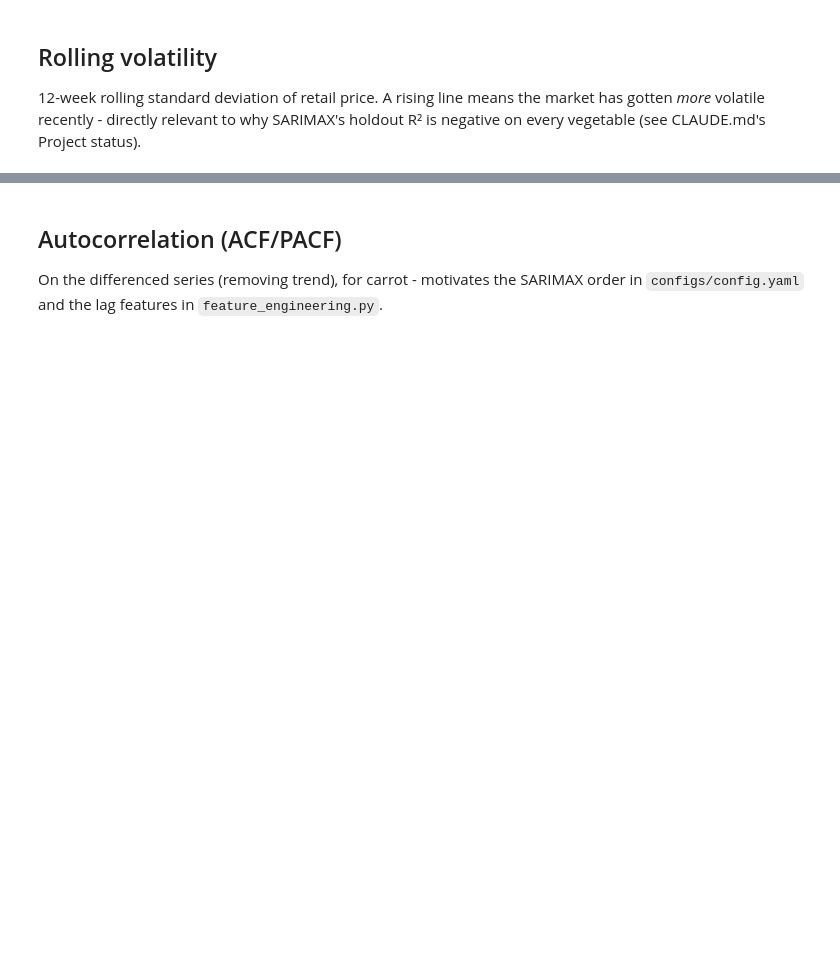
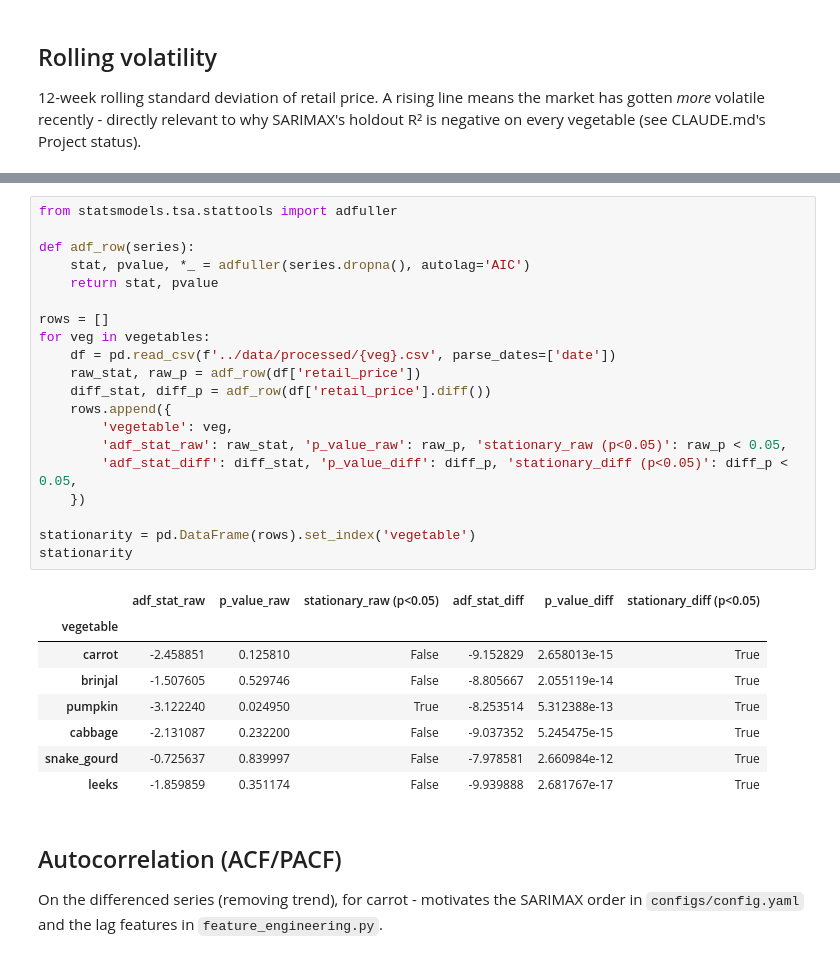
Before and after one commit to ZeroWillHero/vege-predict, a Jupyter notebook: notebooks/01_data_exploration.ipynb, the cells around one changed output, grey strips where cells are left out. Drawn from its saved outputs; the diff is of its cells as text; blank space fills up the shorter version.

```diff
--- a/notebooks/01_data_exploration.ipynb
+++ b/notebooks/01_data_exploration.ipynb
@@ -187,3 +191,32 @@ plt.show()
+# %%
+from statsmodels.tsa.stattools import adfuller
+
+def adf_row(series):
+    stat, pvalue, *_ = adfuller(series.dropna(), autolag='AIC')
+    return stat, pvalue
+
+rows = []
+for veg in vegetables:
+    df = pd.read_csv(f'../data/processed/{veg}.csv', parse_dates=['date'])
+    raw_stat, raw_p = adf_row(df['retail_price'])
+    diff_stat, diff_p = adf_row(df['retail_price'].diff())
+    rows.append({
+        'vegetable': veg,
+        'adf_stat_raw': raw_stat, 'p_value_raw': raw_p, 'stationary_raw (p<0.05)': raw_p < 0.05,
+        'adf_stat_diff': diff_stat, 'p_value_diff': diff_p, 'stationary_diff (p<0.05)': diff_p < 0.05,
+    })
+
+stationarity = pd.DataFrame(rows).set_index('vegetable')
+stationarity
+# %% [output]
+|  | adf_stat_raw | p_value_raw | stationary_raw (p<0.05) | adf_stat_diff | p_value_diff | stationary_diff (p<0.05) |
+| vegetable |  |  |  |  |  |  |
+| carrot | -2.458851 | 0.125810 | False | -9.152829 | 2.658013e-15 | True |
+| brinjal | -1.507605 | 0.529746 | False | -8.805667 | 2.055119e-14 | True |
+| pumpkin | -3.122240 | 0.024950 | True | -8.253514 | 5.312388e-13 | True |
+| cabbage | -2.131087 | 0.232200 | False | -9.037352 | 5.245475e-15 | True |
+| snake_gourd | -0.725637 | 0.839997 | False | -7.978581 | 2.660984e-12 | True |
+| leeks | -1.859859 | 0.351174 | False | -9.939888 | 2.681767e-17 | True |
 # %% [markdown]
 ## Autocorrelation (ACF/PACF)
 
```
Also changed, not shown: parts of 3 cells of this notebook, 1 other file.
